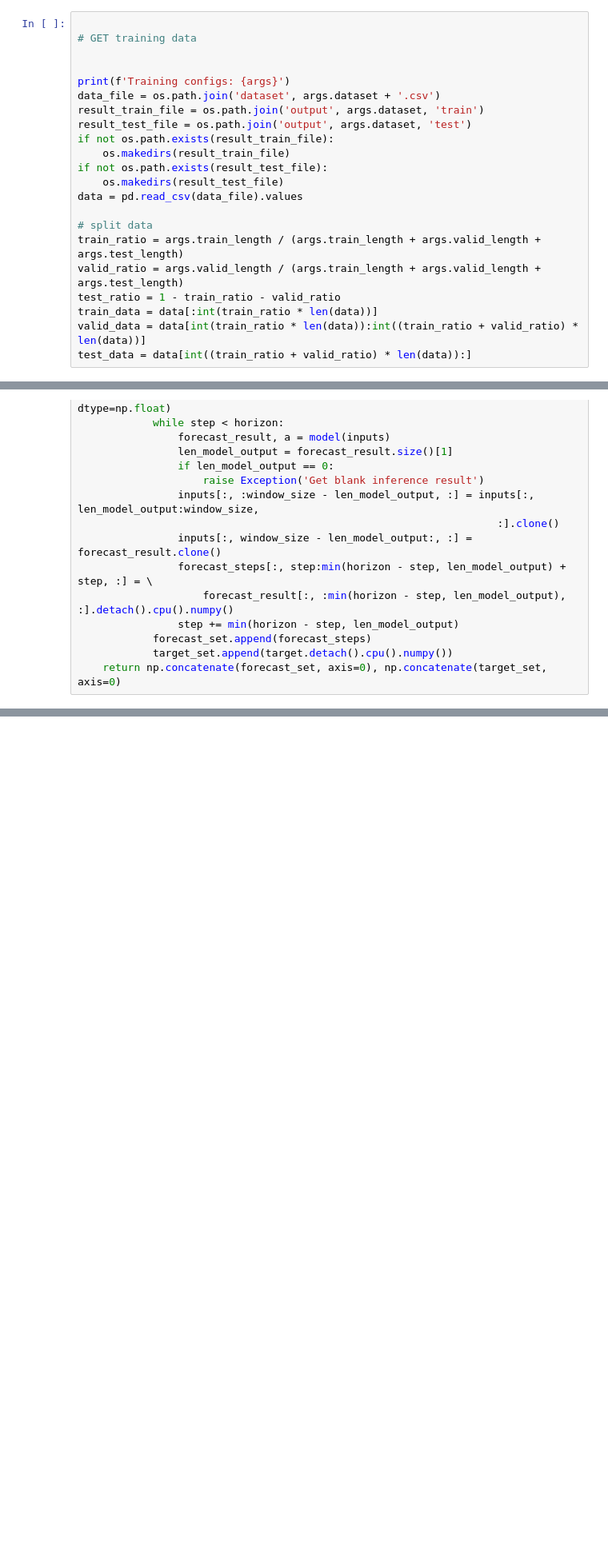
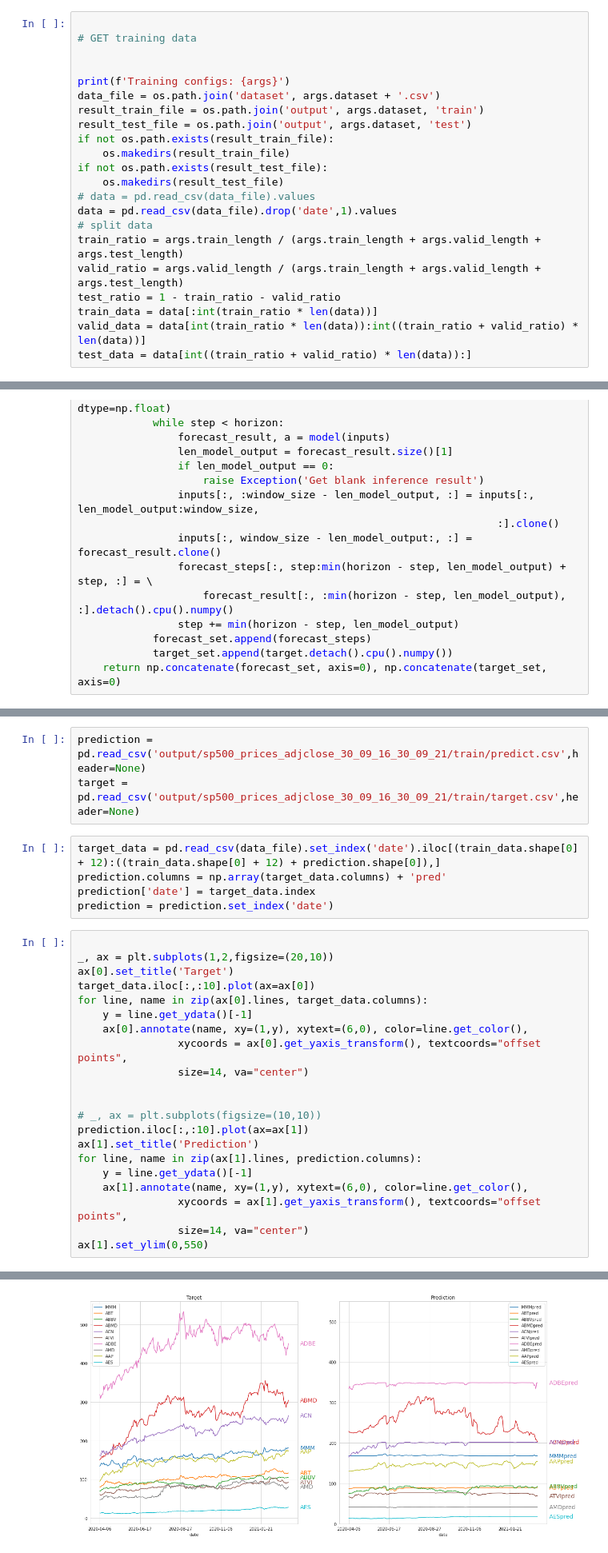
Before and after one commit to SuhwanChung/GNN-for-Stock-Prediction, a Jupyter notebook: StemGNN.ipynb, the cells around one changed output, grey strips where cells are left out. Shown: that part at 80% size. Drawn from its saved outputs; the diff is of its cells as text; blank space fills up the shorter version.

```diff
--- a/StemGNN.ipynb
+++ b/StemGNN.ipynb
@@ -136,8 +225,8 @@ if not os.path.exists(result_train_file):
     os.makedirs(result_train_file)
 if not os.path.exists(result_test_file):
     os.makedirs(result_test_file)
-data = pd.read_csv(data_file).values
-
+# data = pd.read_csv(data_file).values
+data = pd.read_csv(data_file).drop('date',1).values
 # split data
 train_ratio = args.train_length / (args.train_length + args.valid_length + args.test_length)
 valid_ratio = args.valid_length / (args.train_length + args.valid_length + args.test_length)
@@ -605,0 +833,30 @@ pd.DataFrame(train_data).head(20).T.plot(figsize=(20,10))
+# %%
+prediction = pd.read_csv('output/sp500_prices_adjclose_30_09_16_30_09_21/train/predict.csv',header=None)
+target = pd.read_csv('output/sp500_prices_adjclose_30_09_16_30_09_21/train/target.csv',header=None)
+# %%
+target_data = pd.read_csv(data_file).set_index('date').iloc[(train_data.shape[0] + 12):((train_data.shape[0] + 12) + prediction.shape[0]),]
+prediction.columns = np.array(target_data.columns) + 'pred'
+prediction['date'] = target_data.index
+prediction = prediction.set_index('date')
+# %%
+
+_, ax = plt.subplots(1,2,figsize=(20,10))
+ax[0].set_title('Target')
+target_data.iloc[:,:10].plot(ax=ax[0])
+for line, name in zip(ax[0].lines, target_data.columns):
+    y = line.get_ydata()[-1]
+    ax[0].annotate(name, xy=(1,y), xytext=(6,0), color=line.get_color(),
+                xycoords = ax[0].get_yaxis_transform(), textcoords="offset points",
+                size=14, va="center")
+
+
+# _, ax = plt.subplots(figsize=(10,10))
+prediction.iloc[:,:10].plot(ax=ax[1])
+ax[1].set_title('Prediction')
+for line, name in zip(ax[1].lines, prediction.columns):
+    y = line.get_ydata()[-1]
+    ax[1].annotate(name, xy=(1,y), xytext=(6,0), color=line.get_color(),
+                xycoords = ax[1].get_yaxis_transform(), textcoords="offset points",
+                size=14, va="center")
+ax[1].set_ylim(0,550)
+# %% [output]
@@ -605,0 +864 @@ pd.DataFrame(train_data).head(20).T.plot(figsize=(20,10))
+[figure, added]
```
Also changed, not shown: parts of 16 cells of this notebook.
